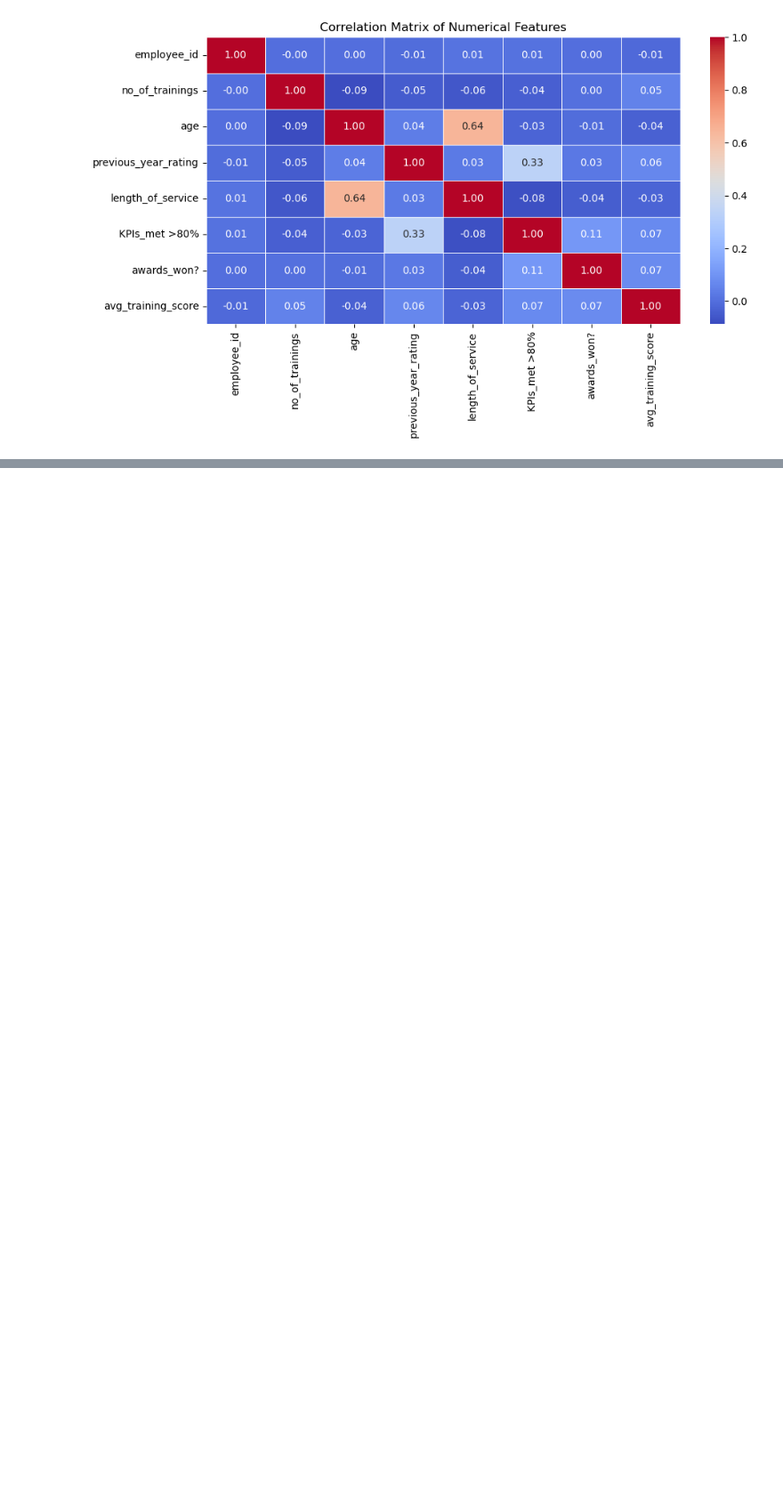
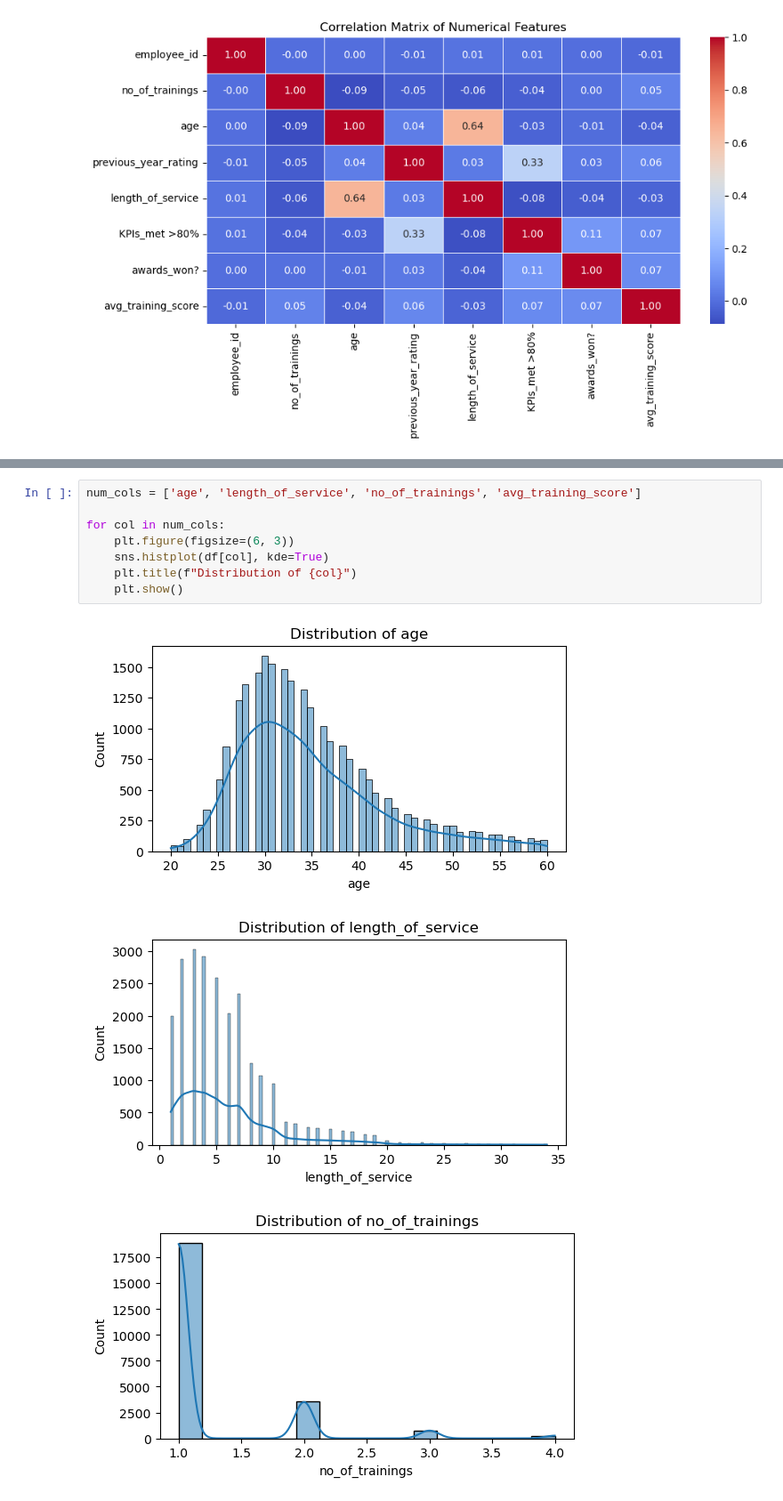
Before and after one commit to Mathew-97/Employees-Performance-Case-Study, a Jupyter notebook: Employees Performance Case Study.ipynb, the cells around one changed output, grey strips where cells are left out. Shown at 89% size. Saved outputs shown, nothing was run; the diff lists cells and outputs as text; blank space fills up the shorter version.

```diff
--- a/Employees Performance Case Study.ipynb
+++ b/Employees Performance Case Study.ipynb
@@ -319,0 +168,12 @@ plt.show()
+# %%
+num_cols = ['age', 'length_of_service', 'no_of_trainings', 'avg_training_score']
+
+for col in num_cols:
+    plt.figure(figsize=(6, 3))
+    sns.histplot(df[col], kde=True)
+    plt.title(f"Distribution of {col}")
+    plt.show()
+# %% [output]
+[figure, added]
+[figure, added]
+[figure, added]
```
Also changed, not shown: parts of 42 cells of this notebook.
